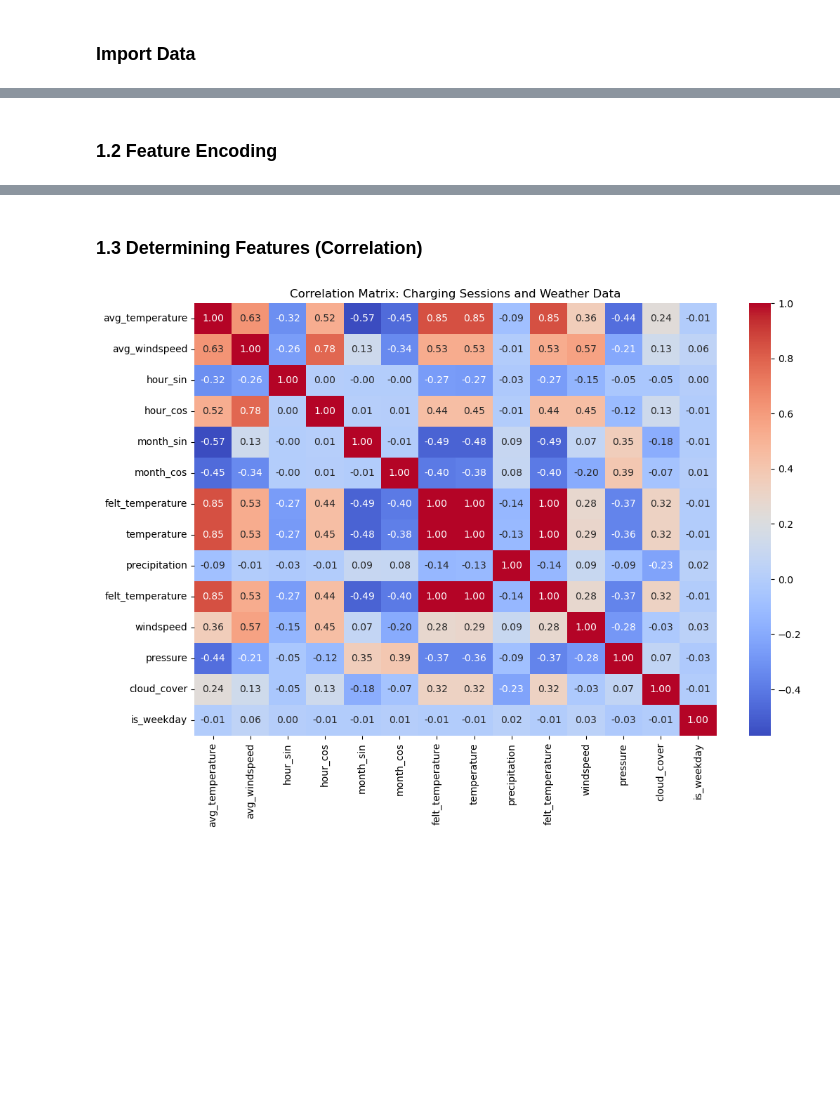
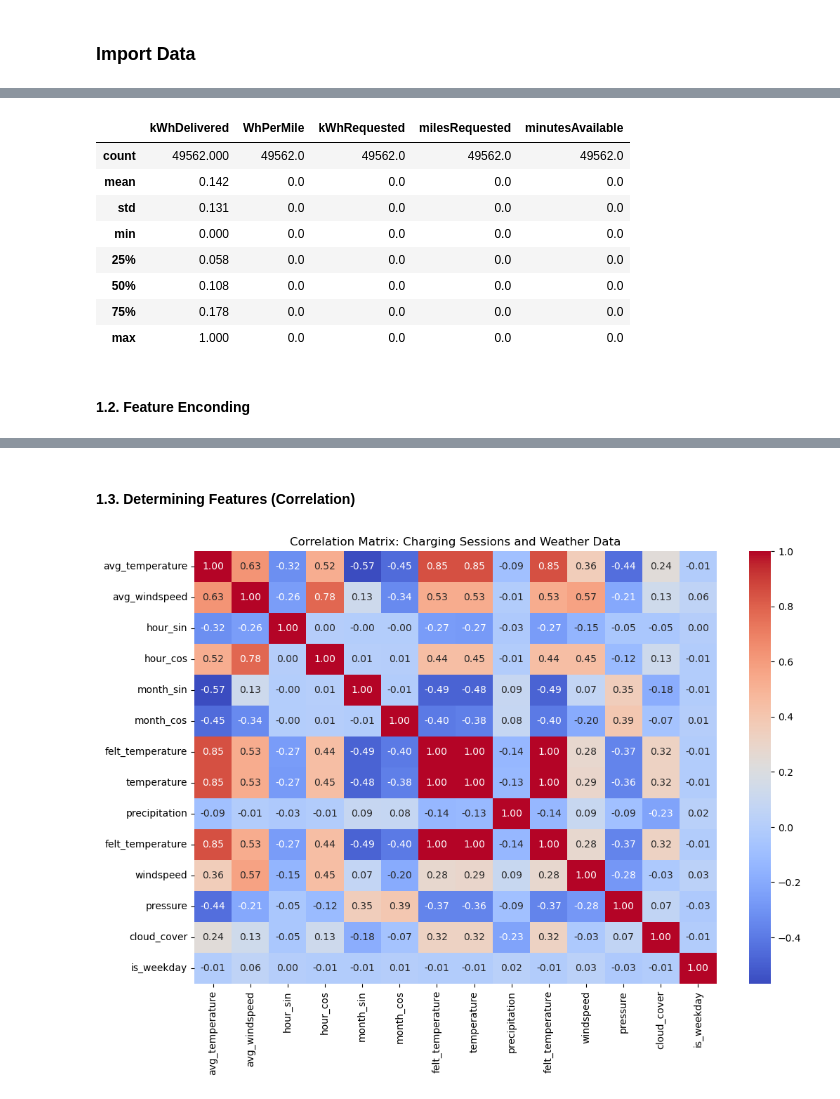
Before and after one commit to angfe/TheOptimizers, a Jupyter notebook: 04_Utilization_Prediction.ipynb, the cells around one changed output, grey strips where cells are left out. Cells and saved outputs as stored; diff of their text form; code cells hidden in the pictures; blank space fills up the shorter version.

```diff
--- a/04_Utilization_Prediction.ipynb
+++ b/04_Utilization_Prediction.ipynb
@@ -54,3 +141,19 @@ charging_sessions_data.head(5)
+# %%
+# normalize data
+scaleMinMax = MinMaxScaler(feature_range=(0, 1))
+X2 = scaleMinMax.fit_transform(X2)
+X2 = pd.DataFrame(X2, columns=['kWhDelivered', 'WhPerMile', 'kWhRequested', 'milesRequested', 'minutesAvailable'])
+X2.describe().round(3)
+# %% [output]
+|  | kWhDelivered | WhPerMile | kWhRequested | milesRequested | minutesAvailable |
+| count | 49562.000 | 49562.0 | 49562.0 | 49562.0 | 49562.0 |
+| mean | 0.142 | 0.0 | 0.0 | 0.0 | 0.0 |
+| std | 0.131 | 0.0 | 0.0 | 0.0 | 0.0 |
+| min | 0.000 | 0.0 | 0.0 | 0.0 | 0.0 |
+| 25% | 0.058 | 0.0 | 0.0 | 0.0 | 0.0 |
+| 50% | 0.108 | 0.0 | 0.0 | 0.0 | 0.0 |
+| 75% | 0.178 | 0.0 | 0.0 | 0.0 | 0.0 |
+| max | 1.000 | 0.0 | 0.0 | 0.0 | 0.0 |
 # %% [markdown]
-### 1.2 Feature Encoding
+#### 1.2. Feature Enconding
 # %%
@@ -109,5 +208,5 @@ result
 | 29243 | 12 | 1 | 23 | 17.347222 | 3.30 | 11.083333 | Burbank | 2020-12-31 23:53:00 | ... |
 29244 rows × 19 columns
 # %% [markdown]
-### 1.3 Determining Features (Correlation)
+#### 1.3. Determining Features (Correlation)
 # %%
```
Also changed, not shown: parts of 20 cells of this notebook.
